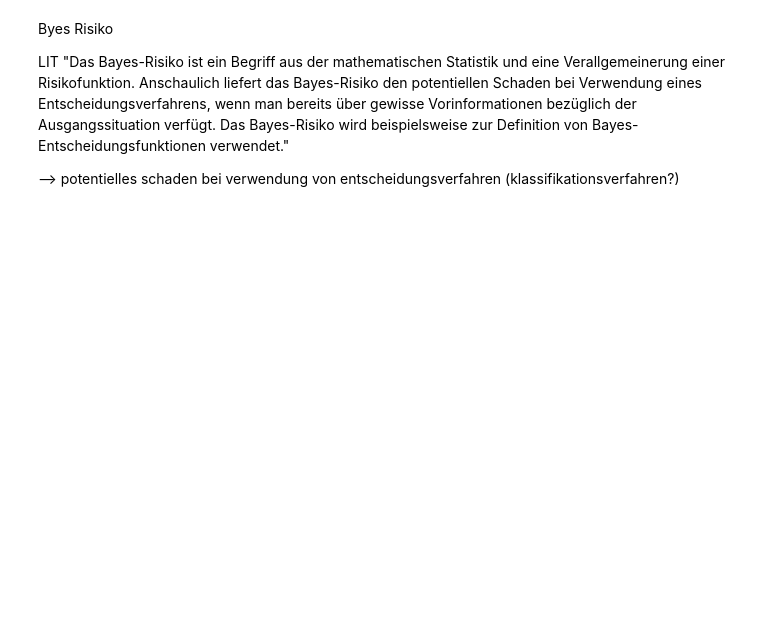
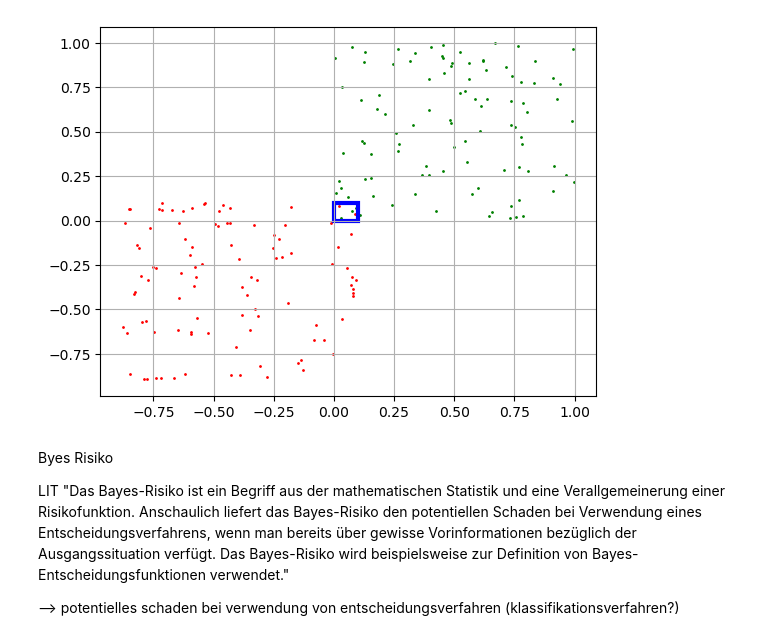
Before and after one commit to Hazishan/MaschinellesLernen, a Jupyter notebook: uebung01.ipynb, the cells around one changed output. Saved outputs shown, nothing was run; the diff lists cells and outputs as text; code cells hidden in the pictures; blank space fills up the shorter version.

```diff
--- a/uebung01.ipynb
+++ b/uebung01.ipynb
@@ -67,3 +58,13 @@ plt.show()
+# %%
+fig, ax = plt.subplots()
+
+ax.scatter(x_pos_mat[:,0],x_pos_mat[:,1], c="green",s=1 )
+ax.scatter(x_neg_mat[:,0],x_neg_mat[:,1], c="red",s=1)
+ax.add_patch(patches.Rectangle((0,0),0.1,0.1,edgecolor="blue",linewidth=3,fill=False))
+plt.grid()
+plt.show()
+# %% [output]
+[figure, added]
 # %% [markdown]
 Byes Risiko
 
```
Also changed, not shown: parts of 11 cells of this notebook.
